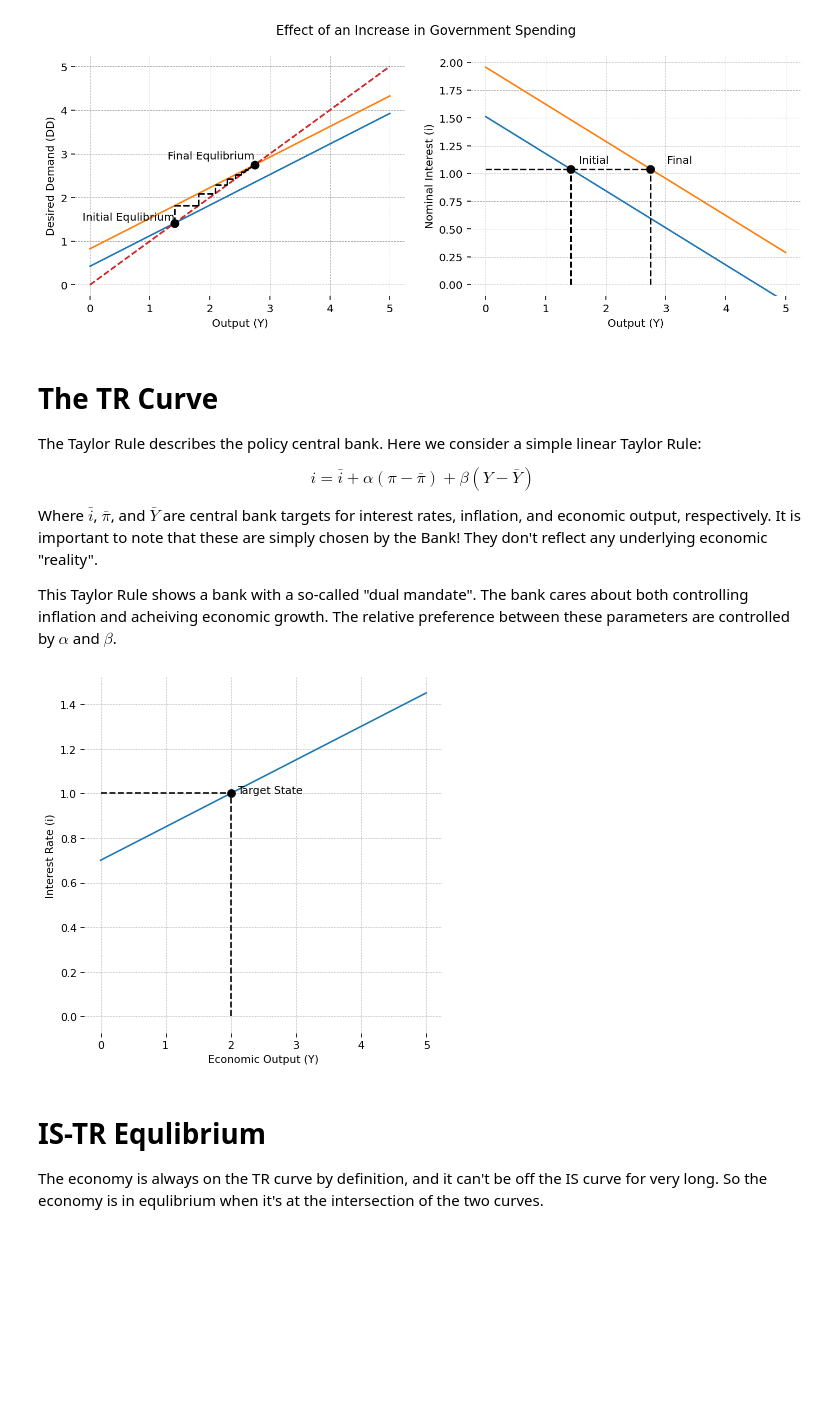
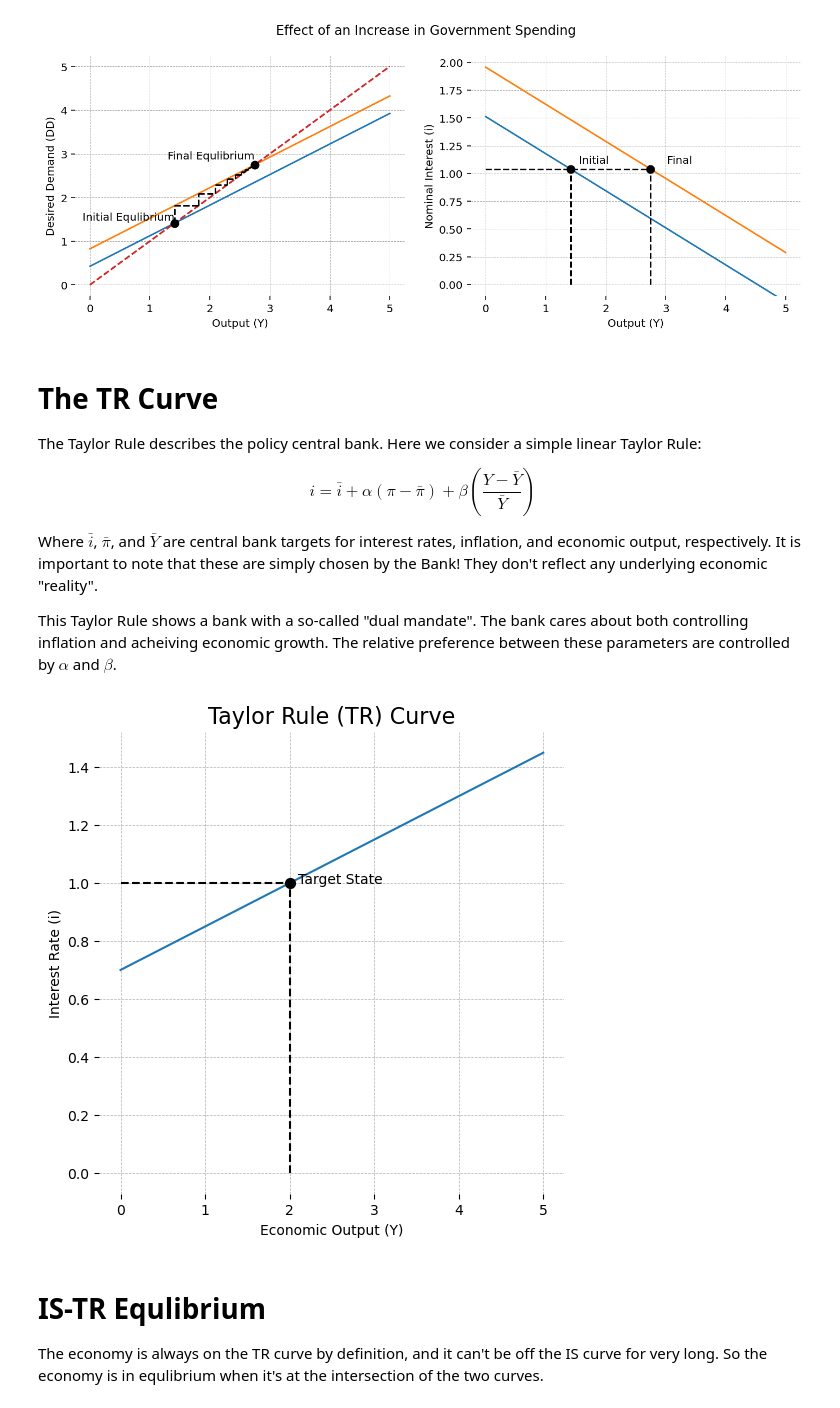
Before and after one commit to jessegrabowski/PSME-Macro, a Jupyter notebook: Lecture 01 - IS-LM-TR.ipynb, the cells around one changed output. Cells and saved outputs as stored; diff of their text form; code cells hidden in the pictures; blank space fills up the shorter version.

```diff
--- a/Lecture 01 - IS-LM-TR.ipynb
+++ b/Lecture 01 - IS-LM-TR.ipynb
@@ -119,15 +104,17 @@ def plot_equlibrium(Y, DD, ax=None,
                     return_ax=False,
                     label_text='Equlibrium',
                     lines_to_equlibrium=True,
-                    text_offset=None):
+                    text_offset=None,
+                    title = r'IS Curve with $45^\degree$ Line',
+                    legend=True):
 
     if not ax:
         fig, ax = plt.subplots(figsize=(8,8), dpi=77)
 
     text_offset = text_offset or [1, 1]
 
-    ax.plot(Y, DD)
-    ax.plot(Y, Y, color='tab:red', ls='--')
+    ax.plot(Y, DD, label='IS')
+    ax.plot(Y, Y, color='tab:red', ls='--', label=r'$45^\degree$')
 
     cross_idx = np.argmin((DD - Y) ** 2)
     ax.scatter(Y[cross_idx], DD[cross_idx], s=50, color='k', zorder=10)
@@ -140,10 +127,12 @@ def plot_equlibrium(Y, DD, ax=None,
         ax.hlines(y=DD[cross_idx], xmin=0, xmax=Y[cross_idx], ls='--', color='k')
 
     ax.set(xlabel='Output (Y)', ylabel='Desired Demand (DD)')
+    ax.set_title(title, fontsize=16)
+
+    if legend:
+        ax.legend(fontsize=16)
 
     if return_ax:
         return ax
     else:
         plt.show()
-
-plot_equlibrium(Y, DD, text_offset=[0.95, 1.05])
@@ -325,8 +336,8 @@ DD2 = C(Y, Ω, T_bar, a0=a0, a1=a1, b=b) + I2(Y, i=0.8, c=c, d=d, e=e) + G_bar
 # %%
 fig, ax = plt.subplots(1, 2)
 
-ax[0] = plot_equlibrium(Y, DD, ax=ax[0], return_ax=True, text_offset=[1, 1.05], label_text='Initial Equlibrium')
-ax[0] = plot_equlibrium(Y, DD2, ax=ax[0], return_ax=True, text_offset=[1, 1.05], label_text='Final Equlibrium')
+ax[0] = plot_equlibrium(Y, DD, ax=ax[0], return_ax=True, text_offset=[1, 1.05], label_text='Initial Equlibrium', legend=False, title='')
+ax[0] = plot_equlibrium(Y, DD2, ax=ax[0], return_ax=True, text_offset=[1, 1.05], label_text='Final Equlibrium', legend=False, title='')
 
 ax[1].plot(Y, i_array)
 for i, text in zip([1.04, 0.8], ['Initial', 'Final']):
@@ -375,7 +386,7 @@ i_array2 = (1 / e) * ((1 / K) * Y - A)
 # %%
 fig, ax = plt.subplots(1, 2)
 
-plot_params = dict(return_ax=True, text_offset=[1, 1.05], lines_to_equlibrium=False)
+plot_params = dict(return_ax=True, text_offset=[1, 1.05], lines_to_equlibrium=False, legend=False, title='')
 
 ax[0] = plot_equlibrium(Y, DD, ax=ax[0],  label_text='Initial Equlibrium', **plot_params)
 ax[0] = plot_equlibrium(Y, DD2, ax=ax[0], label_text='Final Equlibrium', **plot_params)
@@ -406,7 +417,7 @@ plt.show()
 
 The Taylor Rule describes the policy central bank. Here we consider a simple linear Taylor Rule:
 
-$$i = \bar i + \alpha (\pi - \bar \pi) + \beta (Y - \bar Y)$$
+$$i = \bar i + \alpha (\pi - \bar \pi) + \beta \left ( \frac{Y - \bar Y}{\bar Y} \right ) $$
 
 Where $\bar i$, $\bar \pi$, and $\bar Y$ are central bank targets for interest rates, inflation, and economic output, respectively. It is important to note that these are simply chosen by the Bank! They don't reflect any underlying economic "reality".
 
@@ -480,20 +490,21 @@ TR_curve = taylor_rule(Y=Y, α=α, β=β, Y_bar=Y_bar, i_bar=i_bar)
 # %%
 line_kwargs = dict(ls='--', color='k')
 
-fig, ax = plt.subplots(figsize=(6,6), dpi=77)
+fig, ax = plt.subplots(figsize=(6,6), dpi=100)
 
 cross_idx = np.argmin((TR_curve - i_bar) ** 2)
 
 ax.plot(Y, TR_curve)
 ax.hlines(y=i_bar, xmin=0, xmax=Y[cross_idx], **line_kwargs)
 ax.vlines(x=Y[cross_idx], ymin=0, ymax=i_bar, **line_kwargs)
 ax.scatter(Y[cross_idx], i_bar, s=50, c='k', zorder=5)
 ax.annotate('Target State', xy=(Y[cross_idx] * 1.05, i_bar), ha='left')
 
 ax.set(xlabel = 'Economic Output (Y)', ylabel='Interest Rate (i)')
+ax.set_title('Taylor Rule (TR) Curve', fontsize=16)
 plt.show()
 # %% [output]
-[figure, old version]
+[figure, new version]
 # %% [markdown]
 # IS-TR Equlibrium
 
```
Also changed, not shown: parts of 13 cells of this notebook, 3 other files.
